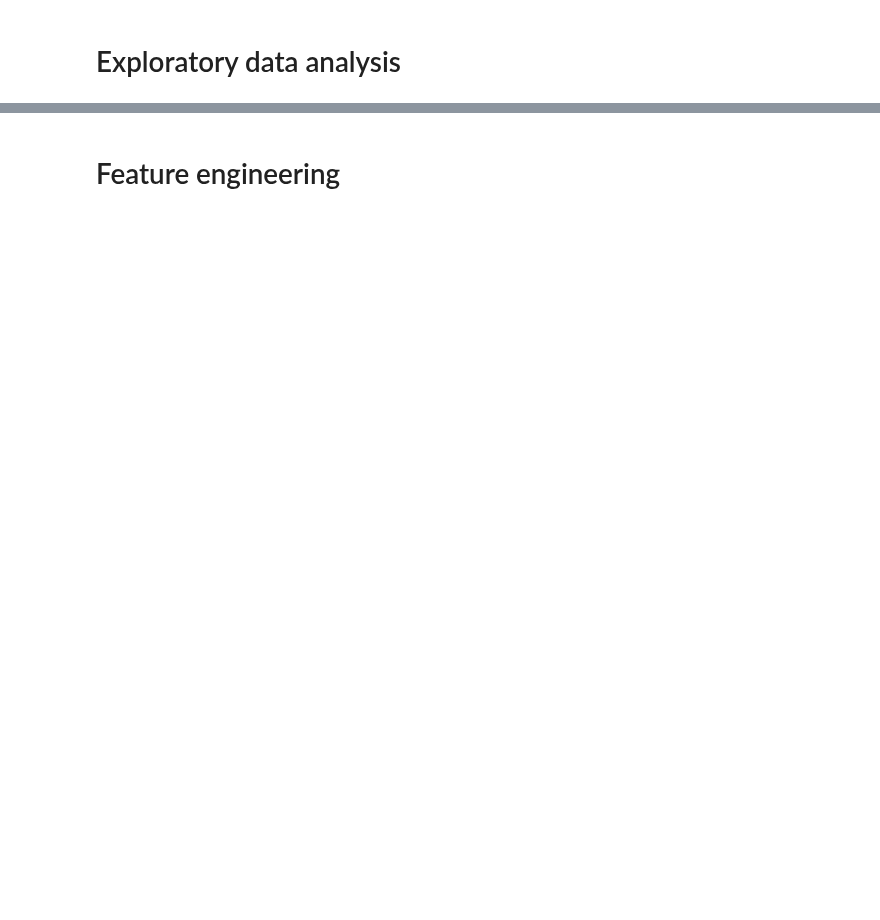
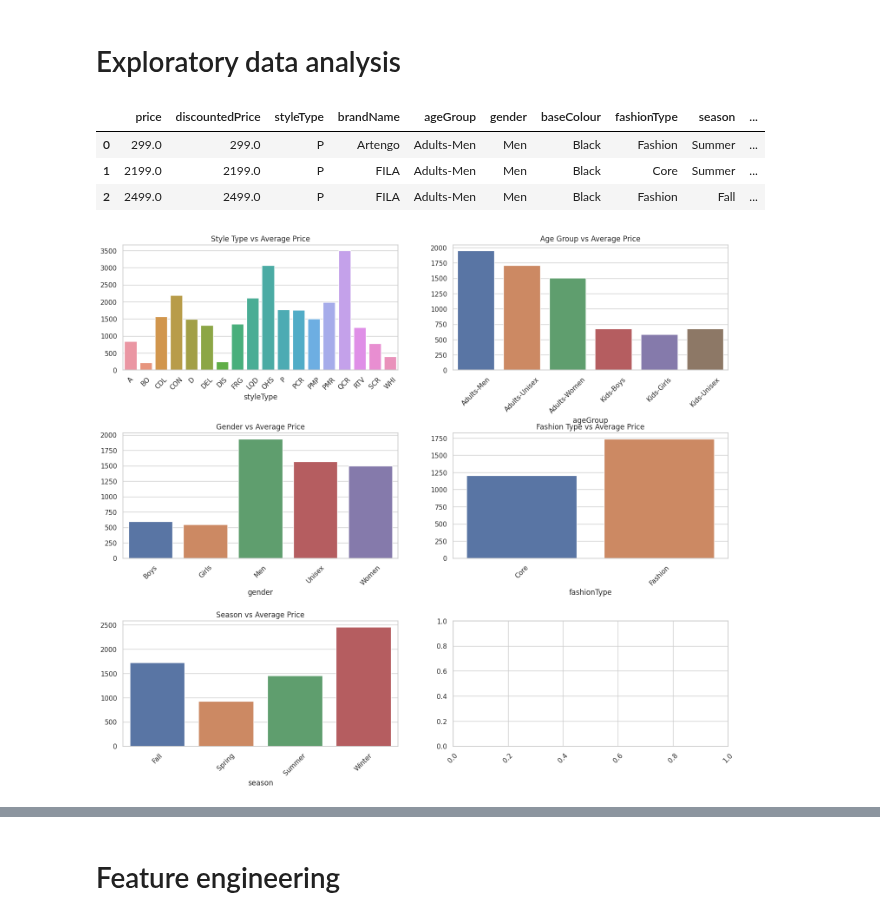
Before and after one commit to yuvraaj2002/AI_Projects, a Jupyter notebook: StyleSphere/Notebook/Predict_Price.ipynb, the cells around one changed output, grey strips where cells are left out. Drawn from its saved outputs; the diff is of its cells as text; code cells hidden in the pictures; blank space fills up the shorter version.

```diff
--- a/StyleSphere/Notebook/Predict_Price.ipynb
+++ b/StyleSphere/Notebook/Predict_Price.ipynb
@@ -130,3 +120,12 @@ df.drop(['masterCategory'],axis=1,inplace=True)
 df.to_csv('../Dataset/clean_data_V1.csv')
 # %% [markdown]
 # Exploratory data analysis
+# %%
+df = pd.read_csv('../Dataset/clean_data_V1.csv')
+df.drop(['Unnamed: 0','myntraRating','variantName','weight','displayCategories','productDisplayName','year'],axis=1,inplace=True)
+df.head(3)
+# %% [output]
+|  | price | discountedPrice | styleType | brandName | ageGroup | gender | baseColour | fashionType | season | ... |
+| 0 | 299.0 | 299.0 | P | Artengo | Adults-Men | Men | Black | Fashion | Summer | ... |
+| 1 | 2199.0 | 2199.0 | P | FILA | Adults-Men | Men | Black | Core | Summer | ... |
+| 2 | 2499.0 | 2499.0 | P | FILA | Adults-Men | Men | Black | Fashion | Fall | ... |
@@ -132,0 +144,48 @@ df.to_csv('../Dataset/clean_data_V1.csv')
+# %%
+# Calculate value counts for each brand
+brand_counts = df['brandName'].value_counts()
+
+# Get brands with frequency count less than 20
+brands_to_delete = brand_counts[brand_counts <= 20].index
+
+# Filter the DataFrame to exclude rows with these brands
+df = df[~df['brandName'].isin(brands_to_delete)]
+# %%
+# Grouping data
+style_dist = df.groupby('styleType')['price'].mean()
+age_dist = df.groupby('ageGroup')['price'].mean()
+gender_dist = df.groupby('gender')['price'].mean()
+ft_dist = df.groupby('fashionType')['price'].mean()
+season_dist = df.groupby('season')['price'].mean()
+
+# Creating subplots
+fig, ax = plt.subplots(3, 2, figsize=(18, 15))
+
+# Plotting each distribution
+sns.barplot(x=style_dist.index, y=style_dist.values, ax=ax[0][0])
+ax[0][0].set_title("Style Type vs Average Price")
+
+sns.barplot(x=age_dist.index, y=age_dist.values, ax=ax[0][1])
+ax[0][1].set_title("Age Group vs Average Price")
+
+sns.barplot(x=gender_dist.index, y=gender_dist.values, ax=ax[1][0])
+ax[1][0].set_title("Gender vs Average Price")
+
+sns.barplot(x=ft_dist.index, y=ft_dist.values, ax=ax[1][1])
+ax[1][1].set_title("Fashion Type vs Average Price")
+
+sns.barplot(x=season_dist.index, y=season_dist.values, ax=ax[2][0])
+ax[2][0].set_title("Season vs Average Price")
+
+# Setting x-axis labels rotation
+for i in range(3):
+    for j in range(2):
+        ax[i][j].tick_params(axis='x', labelrotation=45)
+
+# Adjusting subplot layout
+plt.subplots_adjust(hspace=0.5)
+
+# Displaying the plot
+plt.show()
+# %% [output]
+[figure, added]
```
Also changed, not shown: parts of 27 cells of this notebook.
